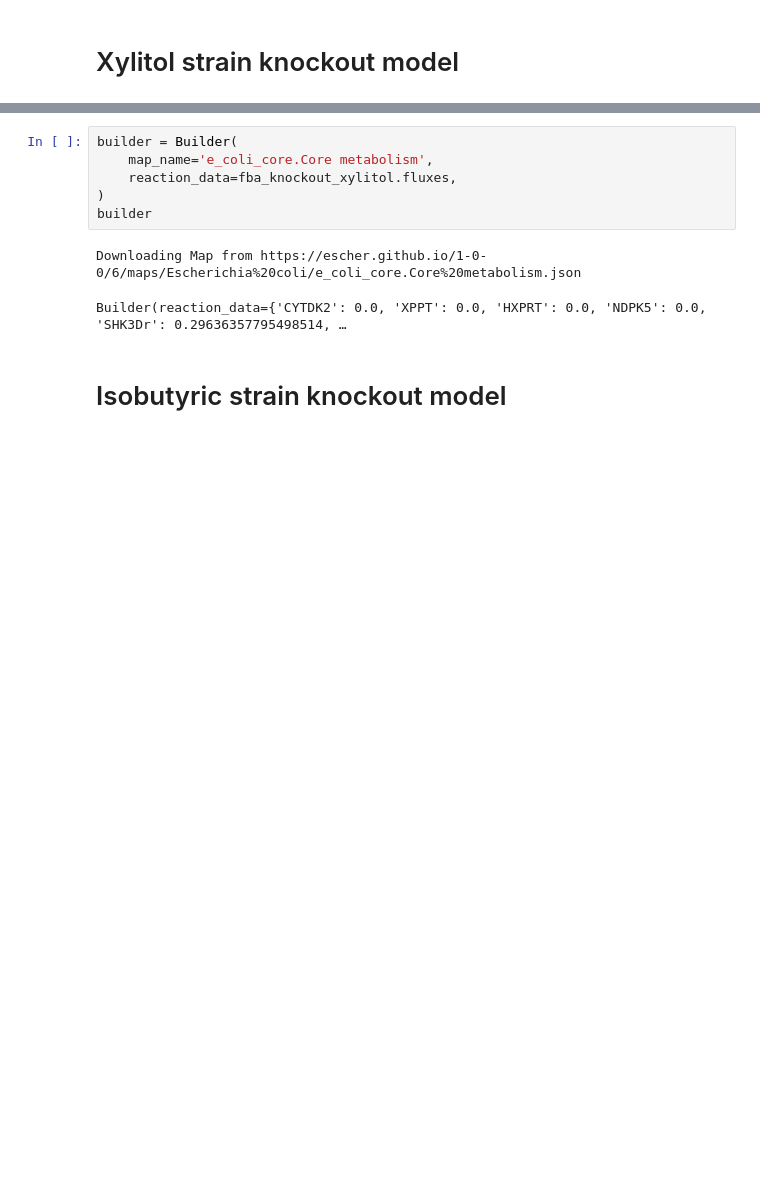
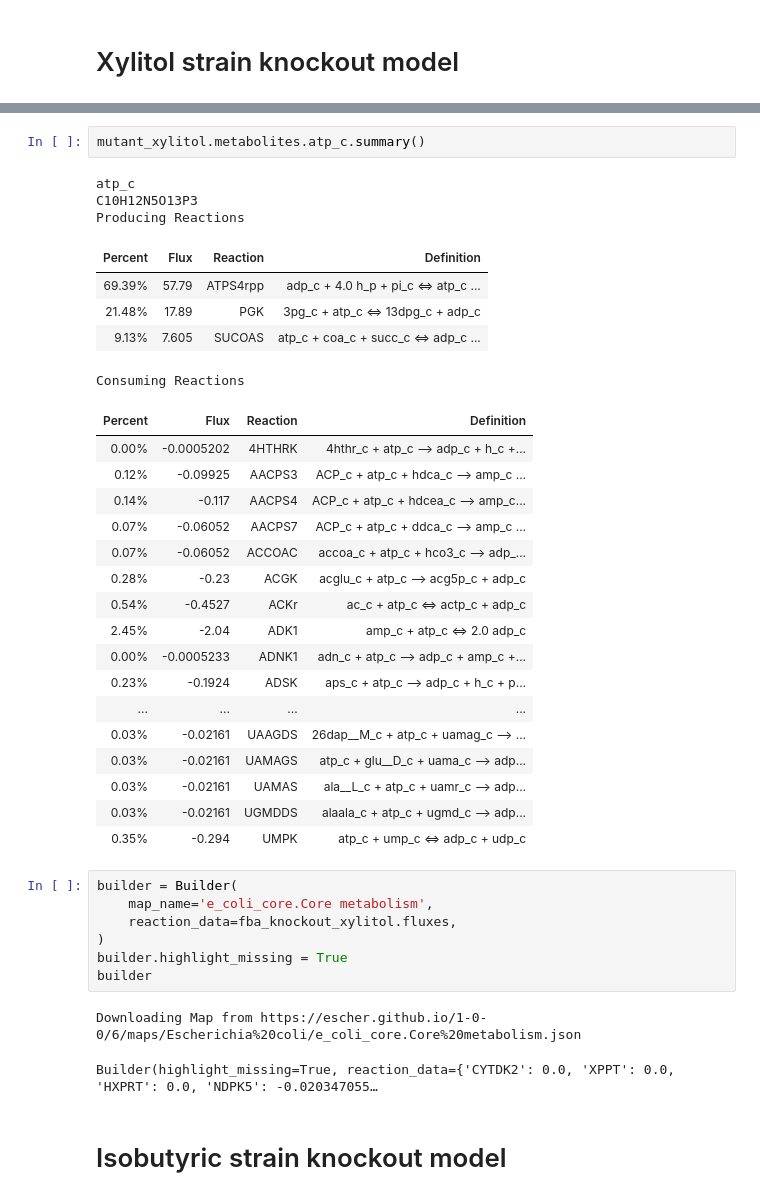
Before and after one commit to matinnuhamunada/co_culture_model, a Jupyter notebook: 01_co_culture_acetic.ipynb, the cells around one changed output, grey strips where cells are left out. Drawn from its saved outputs; the diff is of its cells as text; blank space fills up the shorter version.

```diff
--- a/01_co_culture_acetic.ipynb
+++ b/01_co_culture_acetic.ipynb
@@ -111,12 +123,41 @@ Wall time: 532 ms
+# %%
+mutant_xylitol.metabolites.atp_c.summary()
+# %% [output]
+atp_c
+C10H12N5O13P3
+Producing Reactions
+| Percent | Flux | Reaction | Definition |
+| 69.39% | 57.79 | ATPS4rpp | adp_c + 4.0 h_p + pi_c <=> atp_c ... |
+| 21.48% | 17.89 | PGK | 3pg_c + atp_c <=> 13dpg_c + adp_c |
+| 9.13% | 7.605 | SUCOAS | atp_c + coa_c + succ_c <=> adp_c ... |
+Consuming Reactions
+| Percent | Flux | Reaction | Definition |
+| 0.00% | -0.0005202 | 4HTHRK | 4hthr_c + atp_c --> adp_c + h_c +... |
+| 0.12% | -0.09925 | AACPS3 | ACP_c + atp_c + hdca_c --> amp_c ... |
+| 0.14% | -0.117 | AACPS4 | ACP_c + atp_c + hdcea_c --> amp_c... |
+| 0.07% | -0.06052 | AACPS7 | ACP_c + atp_c + ddca_c --> amp_c ... |
+| 0.07% | -0.06052 | ACCOAC | accoa_c + atp_c + hco3_c --> adp_... |
+| 0.28% | -0.23 | ACGK | acglu_c + atp_c --> acg5p_c + adp_c |
+| 0.54% | -0.4527 | ACKr | ac_c + atp_c <=> actp_c + adp_c |
+| 2.45% | -2.04 | ADK1 | amp_c + atp_c <=> 2.0 adp_c |
+| 0.00% | -0.0005233 | ADNK1 | adn_c + atp_c --> adp_c + amp_c +... |
+| 0.23% | -0.1924 | ADSK | aps_c + atp_c --> adp_c + h_c + p... |
+| ... | ... | ... | ... |
+| 0.03% | -0.02161 | UAAGDS | 26dap__M_c + atp_c + uamag_c --> ... |
+| 0.03% | -0.02161 | UAMAGS | atp_c + glu__D_c + uama_c --> adp... |
+| 0.03% | -0.02161 | UAMAS | ala__L_c + atp_c + uamr_c --> adp... |
+| 0.03% | -0.02161 | UGMDDS | alaala_c + atp_c + ugmd_c --> adp... |
+| 0.35% | -0.294 | UMPK | atp_c + ump_c <=> adp_c + udp_c |
 # %%
 builder = Builder(
     map_name='e_coli_core.Core metabolism',
     reaction_data=fba_knockout_xylitol.fluxes,
 )
+builder.highlight_missing = True
 builder
 # %% [output]
 Downloading Map from https://escher.github.io/1-0-0/6/maps/Escherichia%20coli/e_coli_core.Core%20metabolism.json
-Builder(reaction_data={'CYTDK2': 0.0, 'XPPT': 0.0, 'HXPRT': 0.0, 'NDPK5': 0.0, 'SHK3Dr': 0.29636357795498514, …
+Builder(highlight_missing=True, reaction_data={'CYTDK2': 0.0, 'XPPT': 0.0, 'HXPRT': 0.0, 'NDPK5': -0.020347055…
 # %% [markdown]
 # Isobutyric strain knockout model
 # %%
```
Also changed, not shown: parts of 43 cells of this notebook, 2 other files.
